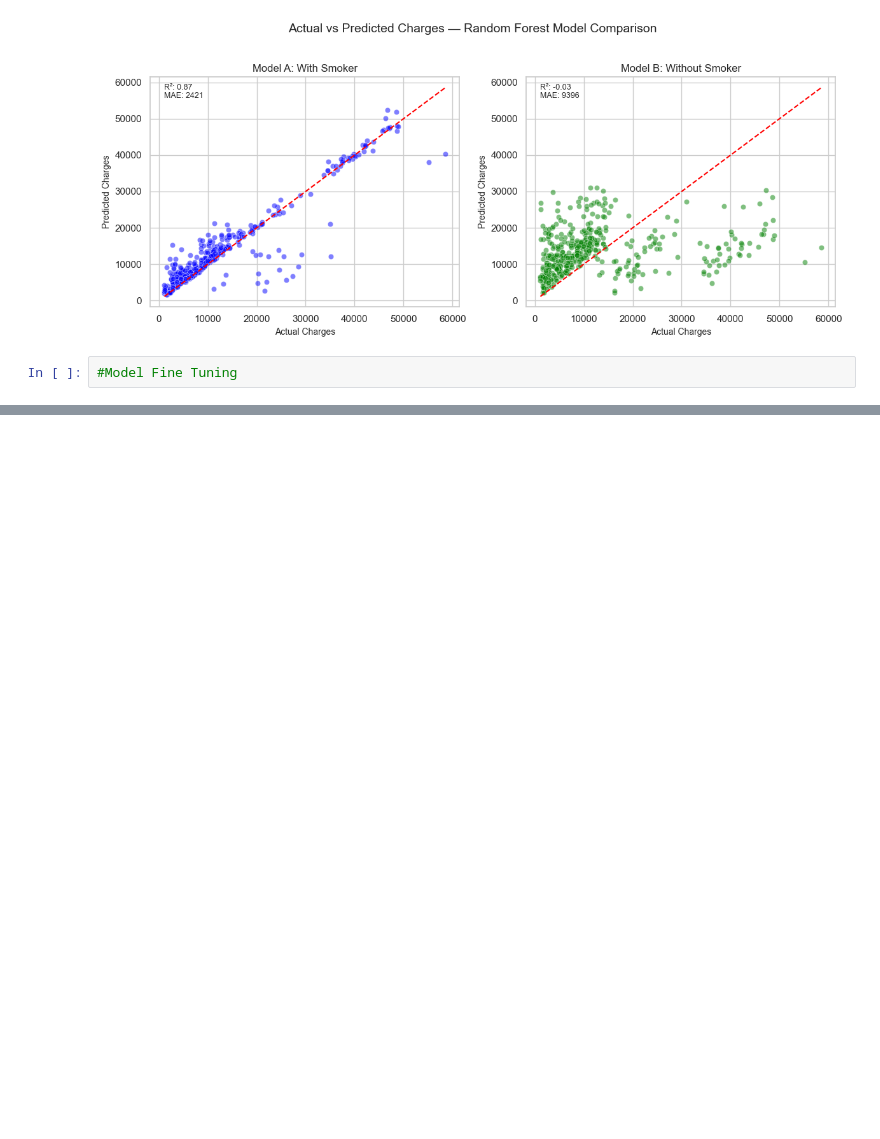
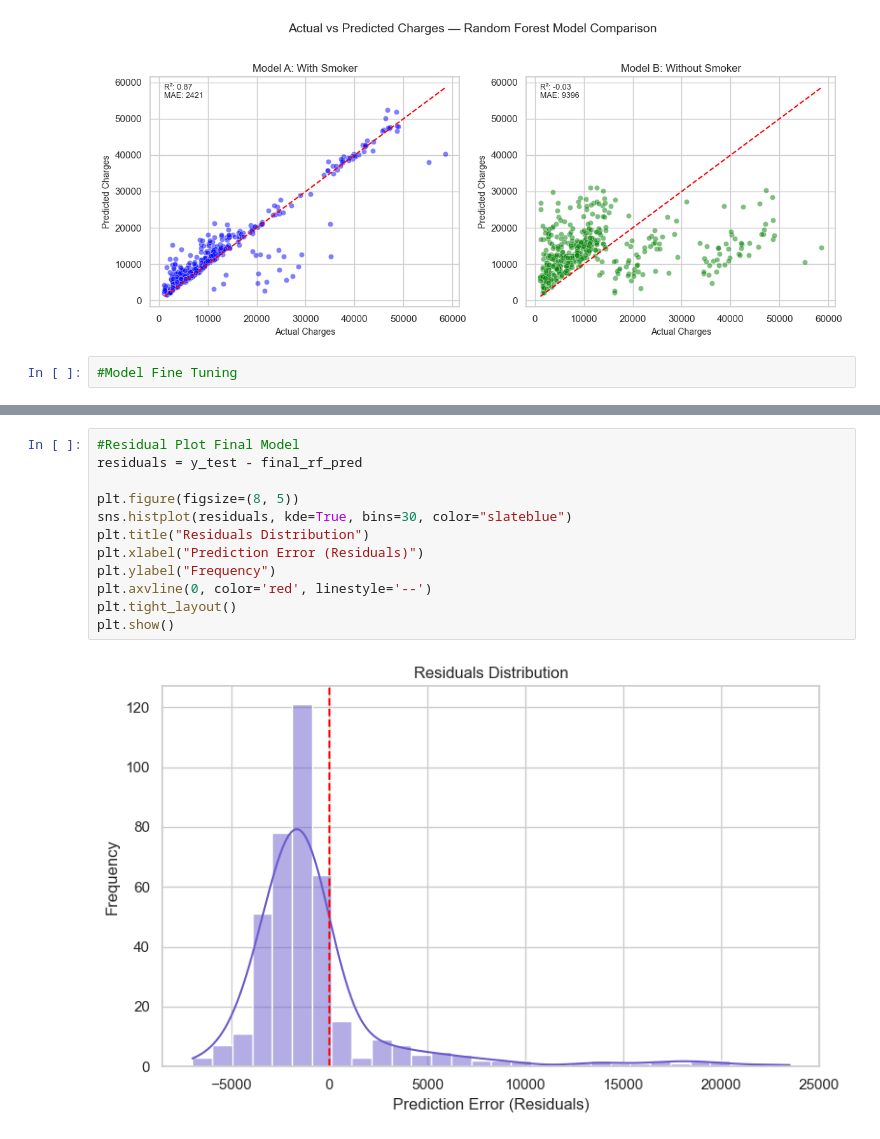
Before and after one commit to RajsiCapco/ads, a Jupyter notebook: Regression2.ipynb, the cells around one changed output, grey strips where cells are left out. Saved outputs shown, nothing was run; the diff lists cells and outputs as text; blank space fills up the shorter version.

```diff
--- a/Regression2.ipynb
+++ b/Regression2.ipynb
@@ -411,3 +443,17 @@ MAE: 2719.609205747044
+# %%
+#Residual Plot Final Model
+residuals = y_test - final_rf_pred
+
+plt.figure(figsize=(8, 5))
+sns.histplot(residuals, kde=True, bins=30, color="slateblue")
+plt.title("Residuals Distribution")
+plt.xlabel("Prediction Error (Residuals)")
+plt.ylabel("Frequency")
+plt.axvline(0, color='red', linestyle='--')
+plt.tight_layout()
+plt.show()
+# %% [output]
+[figure, added]
 # %%
 #Partial Dependence Plots
 PartialDependenceDisplay.from_estimator(
```
Also changed, not shown: parts of 5 cells of this notebook, 1 other file.
